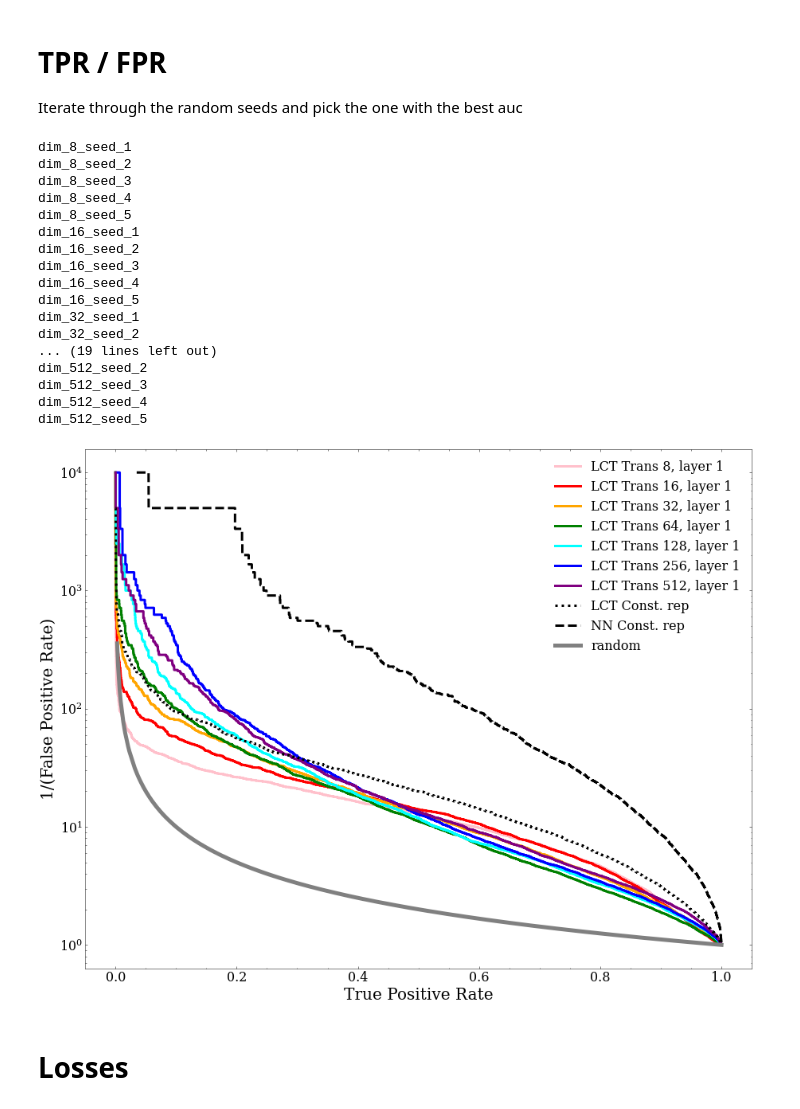
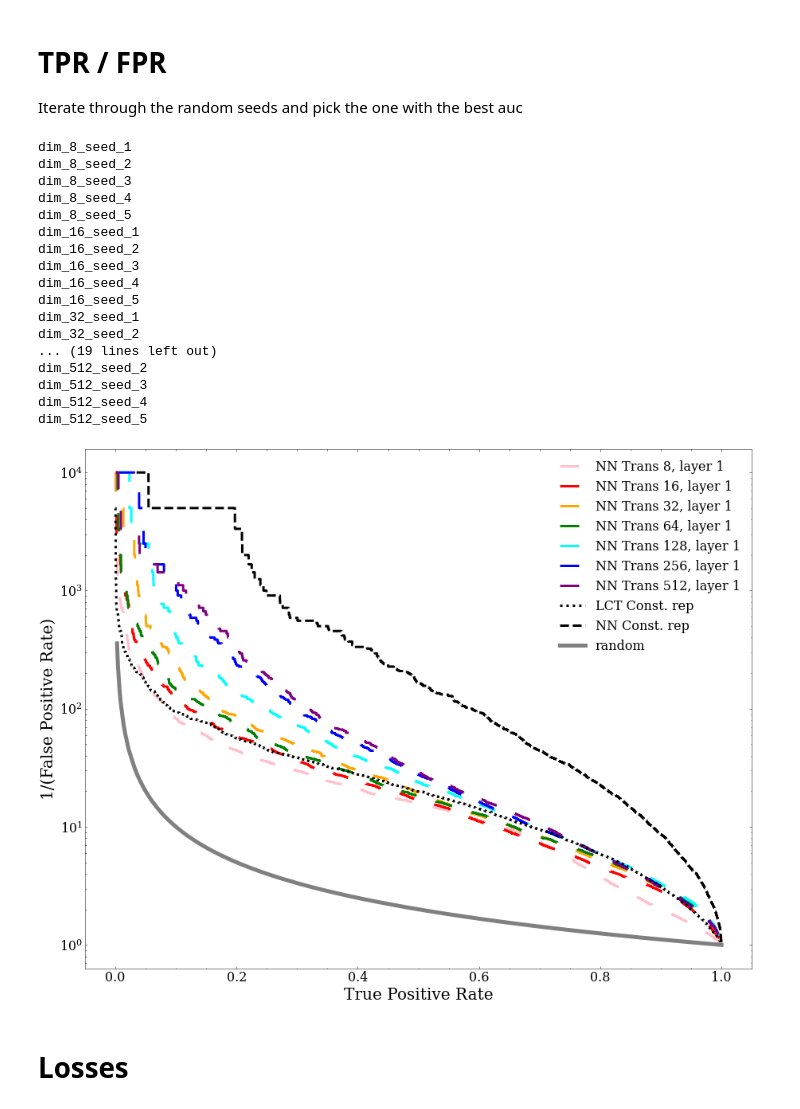
Before and after one commit to rmastand/JetCLR_AD, a Jupyter notebook: scripts/final_plots_with_seeds.ipynb, the cells around one changed output. Drawn from its saved outputs; the diff is of its cells as text; code cells hidden in the pictures.

```diff
--- a/scripts/final_plots_with_seeds.ipynb
+++ b/scripts/final_plots_with_seeds.ipynb
@@ -123,7 +123,9 @@ fig = plt.figure(figsize = (15,12))
 l = 3
 
 layer = 1
+dims_list = [64]
 dims_list = [8, 16, 32, 64, 128, 256, 512]
+
 
 #dims_list = [16]
 
@@ -132,8 +134,8 @@ for i, dim in enumerate(dims_list):
 
     # ALL DIMS
     #"""
-    plt.plot(lct_tpr_dict[layer][dim], 1.0/lct_fpr_dict[layer][dim], label = "LCT Trans "+str(dim)+", layer "+str(layer), color = colors[i], linestyle = "solid",  linewidth = l)
-    #plt.plot(nn_tpr_dict[layer][dim], 1.0/nn_fpr_dict[layer][dim], label = "NN Trans "+str(dim)+", layer "+str(layer), color = colors[i], linestyle = (0,(8,10)),  linewidth = l)
+    #plt.plot(lct_tpr_dict[layer][dim], 1.0/lct_fpr_dict[layer][dim], label = "LCT Trans "+str(dim)+", layer "+str(layer), color = colors[i], linestyle = "solid",  linewidth = l)
+    plt.plot(nn_tpr_dict[layer][dim], 1.0/nn_fpr_dict[layer][dim], label = "NN Trans "+str(dim)+", layer "+str(layer), color = colors[i], linestyle = (0,(8,10)),  linewidth = l)
     #plt.plot(trans_BC_tpr_dict[dim], 1.0/trans_BC_fpr_dict[dim], label = "Trans BC "+str(dim), color = colors[i], linestyle = "dashdot",  linewidth = l)
     #"""
 
@@ -147,34 +149,34 @@ plt.plot(lct_tpr_dict[2][dim],1.0/lct_tpr_dict[2][dim], label = "random", color
 plt.yscale("log")
 plt.xlabel("True Positive Rate")
 plt.ylabel("1/(False Positive Rate)")
 plt.legend()
 plt.show()
 
 
 
 img_name = "fpr.pdf"
 pp = PdfPages(img_name)
 pp.savefig(fig)
 pp.close()
 # %% [output]
 dim_8_seed_1
 dim_8_seed_2
 dim_8_seed_3
 dim_8_seed_4
 dim_8_seed_5
 dim_16_seed_1
 dim_16_seed_2
 dim_16_seed_3
 dim_16_seed_4
 dim_16_seed_5
 dim_32_seed_1
 dim_32_seed_2
 ... (19 lines left out)
 dim_512_seed_2
 dim_512_seed_3
 dim_512_seed_4
 dim_512_seed_5
-[figure, old version]
+[figure, new version]
 # %% [markdown]
 # Losses
 # %%
```
Also changed, not shown: 44 other files.
